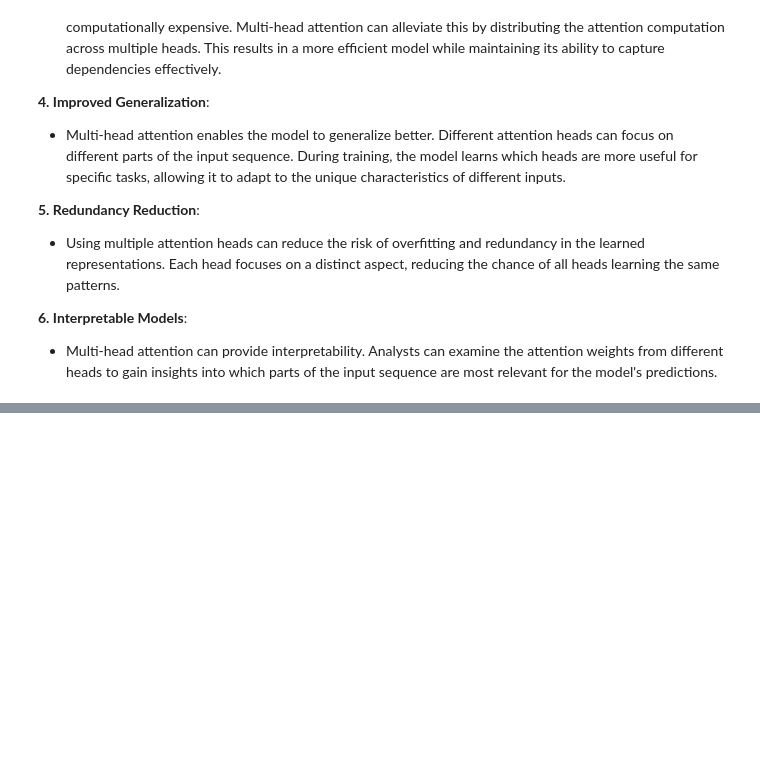
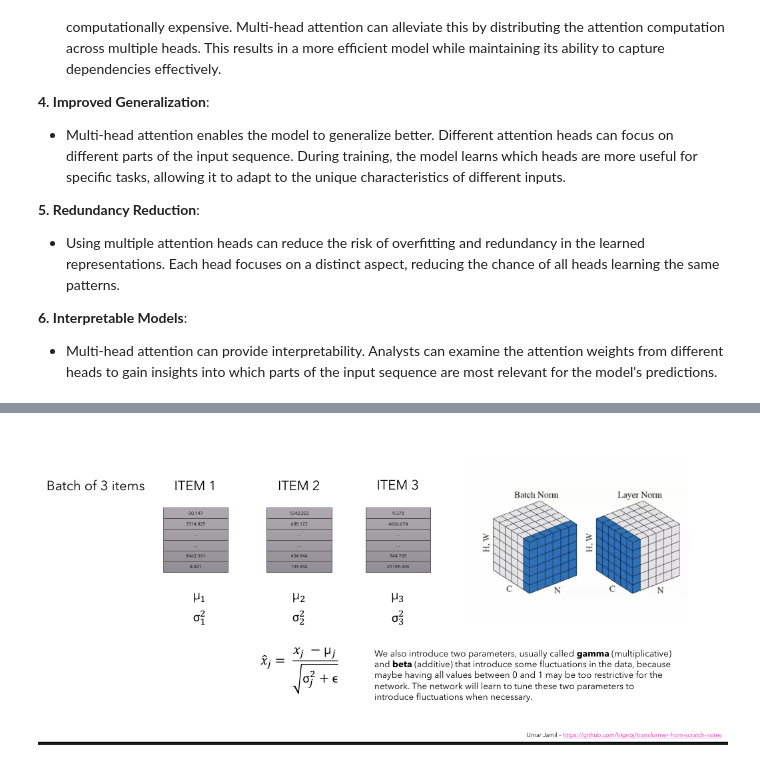
Before and after one commit to Ahmad10Raza/NLP, a Jupyter notebook: Transformer Architecture.ipynb, the cells around one changed output, grey strips where cells are left out. Cells and saved outputs as stored; diff of their text form; code cells hidden in the pictures; blank space fills up the shorter version.

```diff
--- a/Transformer Architecture.ipynb
+++ b/Transformer Architecture.ipynb
@@ -398,0 +419,8 @@ This concept is central to the success of the Transformer architecture and is us
+# %%
+img7=Image.open('Data/Images/Layer_Normalization.png')
+img7=img7.convert('RGB')
+img8=Image.open('Data/Images/normalization.png')
+img8=img8.convert('RGB')
+display(img7)
+# %% [output]
+[figure, added]
```
Also changed, not shown: parts of 18 cells of this notebook, 5 other files.
